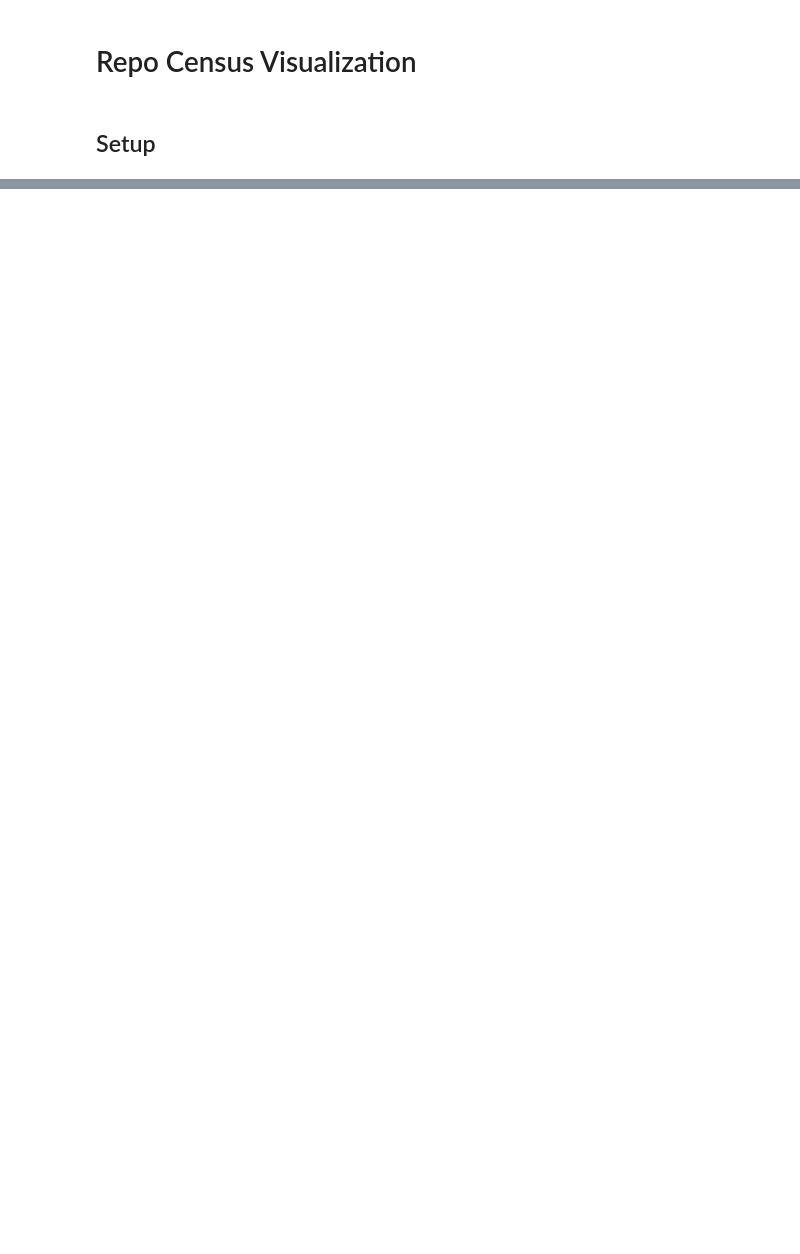
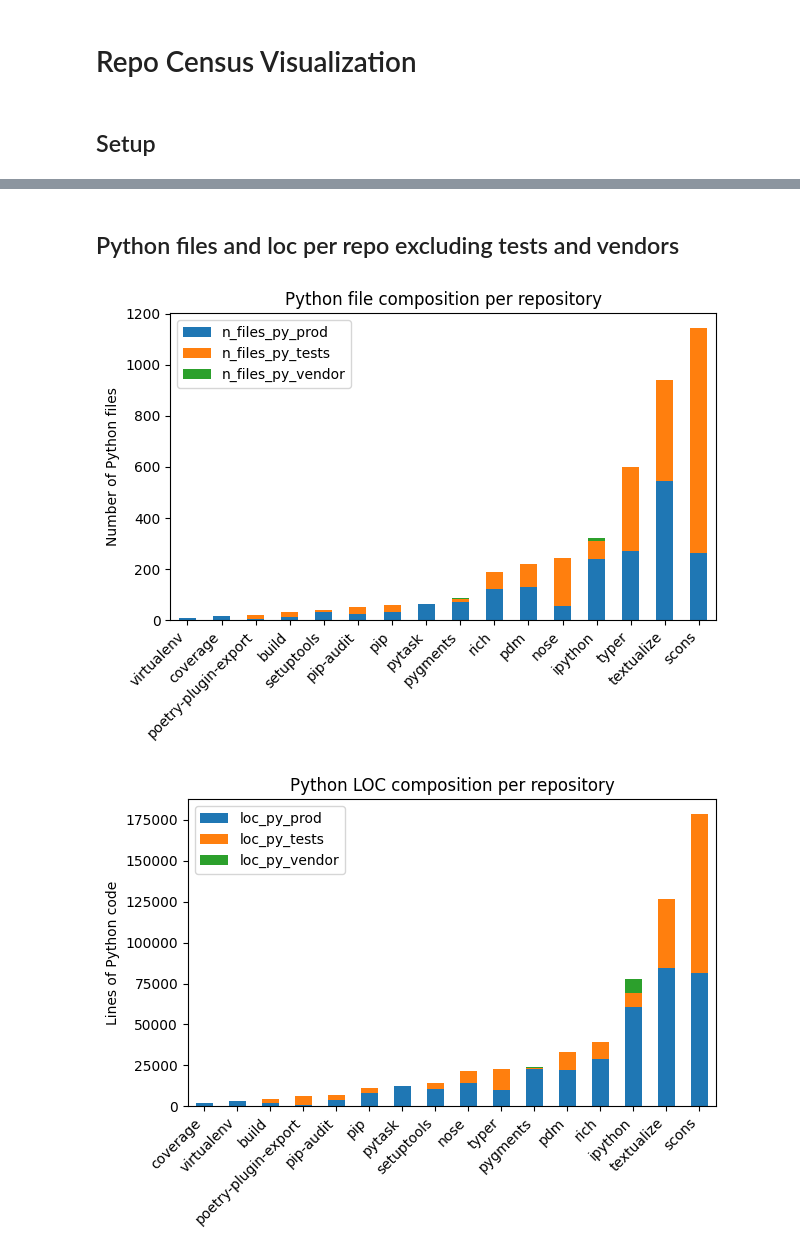
Before and after one commit to mikegaravani/py-comment-evolution, a Jupyter notebook: scripts/repo-census/visualization.ipynb, the cells around one changed output, grey strips where cells are left out. Saved outputs shown, nothing was run; the diff lists cells and outputs as text; code cells hidden in the pictures; blank space fills up the shorter version.

```diff
--- a/scripts/repo-census/visualization.ipynb
+++ b/scripts/repo-census/visualization.ipynb
@@ -71,0 +177,47 @@ plt.show()
+# %% [markdown]
+## Python files and loc per repo excluding tests and vendors
+# %%
+df["n_files_py_prod"] = (
+    df["n_files_py"]
+    - df["n_files_py_tests"]
+    - df["n_files_py_vendor"]
+).clip(lower=0)
+
+df["loc_py_prod"] = (
+    df["loc_total_py"]
+    - df["loc_py_tests"]
+    - df["loc_py_vendor"]
+).clip(lower=0)
+
+repo_files = df.sort_values("n_files_py")
+
+repo_files.set_index("name")[[
+    "n_files_py_prod",
+    "n_files_py_tests",
+    "n_files_py_vendor"
+]].plot(kind="bar", stacked=True)
+
+plt.title("Python file composition per repository")
+plt.ylabel("Number of Python files")
+plt.xlabel("")
+plt.xticks(rotation=45, ha="right")
+plt.tight_layout()
+plt.show()
+
+repo_loc = df.sort_values("loc_total_py")
+
+repo_loc.set_index("name")[[
+    "loc_py_prod",
+    "loc_py_tests",
+    "loc_py_vendor"
+]].plot(kind="bar", stacked=True)
+
+plt.title("Python LOC composition per repository")
+plt.ylabel("Lines of Python code")
+plt.xlabel("")
+plt.xticks(rotation=45, ha="right")
+plt.tight_layout()
+plt.show()
+# %% [output]
+[figure, added]
+[figure, added]
```
Also changed, not shown: parts of 9 cells of this notebook, 2 other files.
